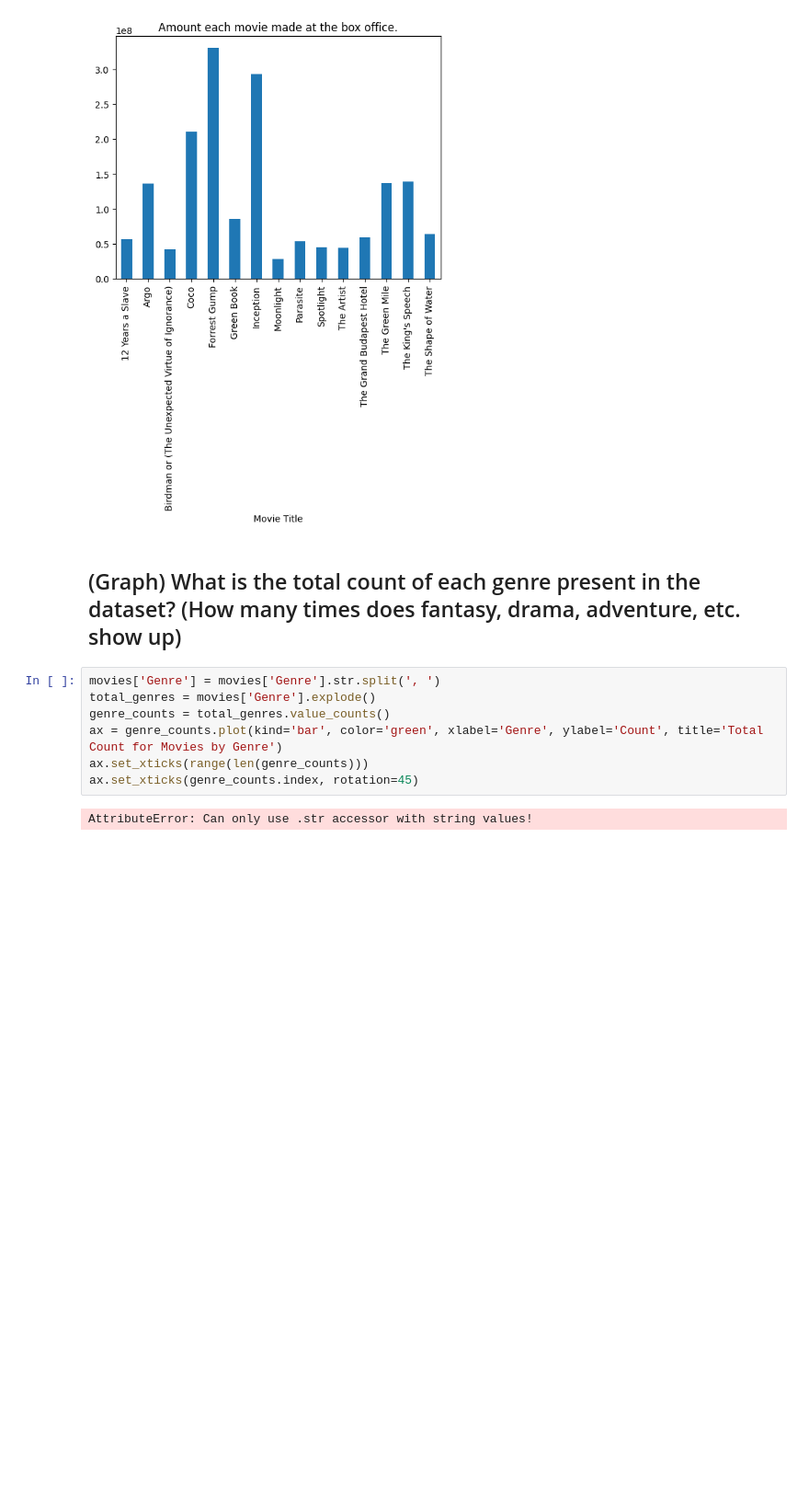
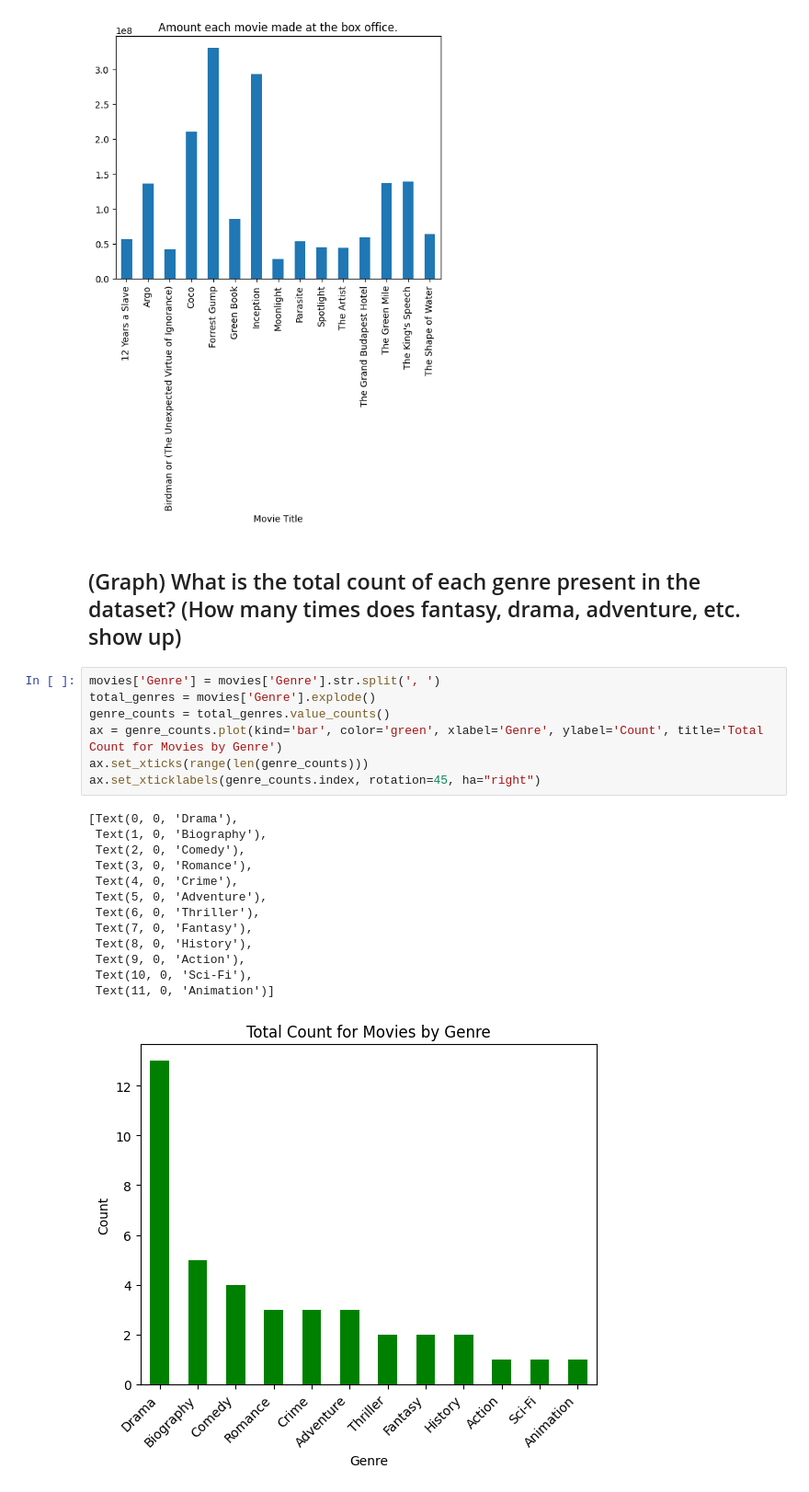
Before and after one commit to Schaeffer2013/movie_analysis, a Jupyter notebook: movie_analysis.ipynb, the cells around one changed output. Shown: that part at 92% size. Cells and saved outputs as stored; diff of their text form; blank space fills up the shorter version.

```diff
--- a/movie_analysis.ipynb
+++ b/movie_analysis.ipynb
@@ -77,9 +84,21 @@ movie_earnings.plot(kind= 'bar', title='Amount each movie made at the box office
 # %%
 movies['Genre'] = movies['Genre'].str.split(', ')
 total_genres = movies['Genre'].explode()
 genre_counts = total_genres.value_counts()
 ax = genre_counts.plot(kind='bar', color='green', xlabel='Genre', ylabel='Count', title='Total Count for Movies by Genre')
 ax.set_xticks(range(len(genre_counts)))
-ax.set_xticks(genre_counts.index, rotation=45)
+ax.set_xticklabels(genre_counts.index, rotation=45, ha="right")
 # %% [output]
-AttributeError: Can only use .str accessor with string values!
+[Text(0, 0, 'Drama'),
+ Text(1, 0, 'Biography'),
+ Text(2, 0, 'Comedy'),
+ Text(3, 0, 'Romance'),
+ Text(4, 0, 'Crime'),
+ Text(5, 0, 'Adventure'),
+ Text(6, 0, 'Thriller'),
+ Text(7, 0, 'Fantasy'),
+ Text(8, 0, 'History'),
+ Text(9, 0, 'Action'),
+ Text(10, 0, 'Sci-Fi'),
+ Text(11, 0, 'Animation')]
+[figure, added]
```
Also changed, not shown: parts of 12 cells of this notebook, 1 other file.
